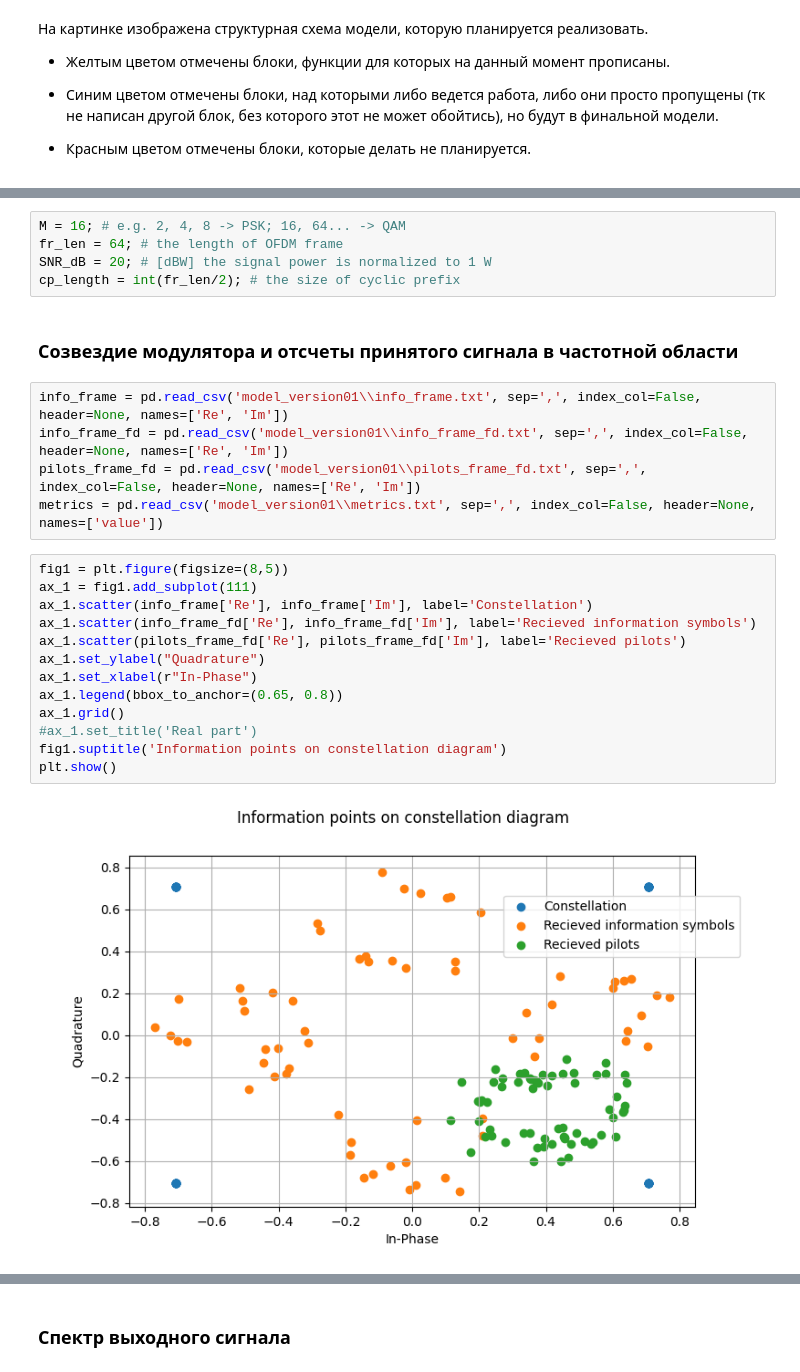
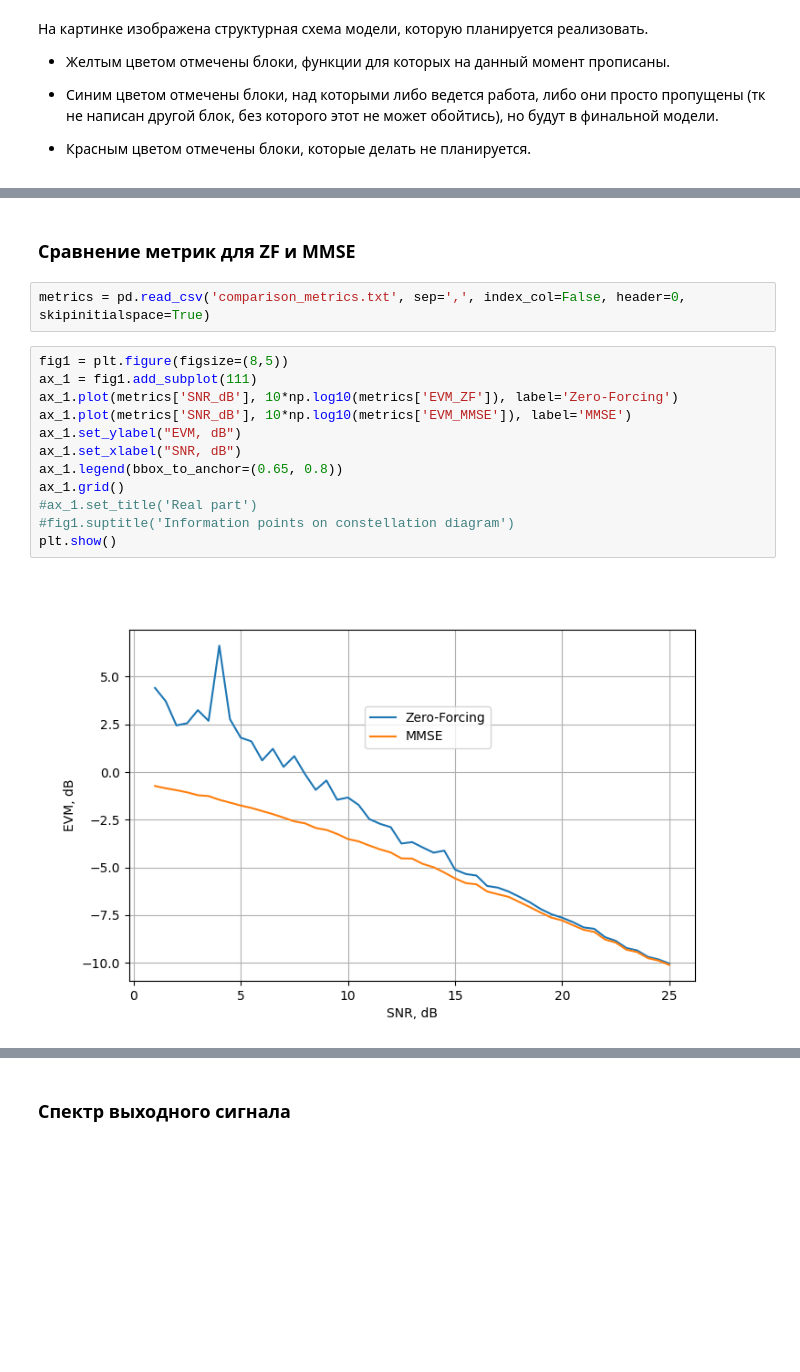
Before and after one commit to isvoropaev02/OFDM, a Jupyter notebook: model_version02/model_performance.ipynb, the cells around one changed output, grey strips where cells are left out. Cells and saved outputs as stored; diff of their text form; blank space fills up the shorter version.

```diff
--- a/model_version02/model_performance.ipynb
+++ b/model_version02/model_performance.ipynb
@@ -26,27 +20,18 @@ from scipy.fft import fft, ifft
-# %%
-M = 16; # e.g. 2, 4, 8 -> PSK; 16, 64... -> QAM
-fr_len = 64; # the length of OFDM frame
-SNR_dB = 20; # [dBW] the signal power is normalized to 1 W
-cp_length = int(fr_len/2); # the size of cyclic prefix
-# %% [markdown]
-### Созвездие модулятора и отсчеты принятого сигнала в частотной области
-# %%
-info_frame = pd.read_csv('model_version01\\info_frame.txt', sep=',', index_col=False, header=None, names=['Re', 'Im'])
-info_frame_fd = pd.read_csv('model_version01\\info_frame_fd.txt', sep=',', index_col=False, header=None, names=['Re', 'Im'])
-pilots_frame_fd = pd.read_csv('model_version01\\pilots_frame_fd.txt', sep=',', index_col=False, header=None, names=['Re', 'Im'])
-metrics = pd.read_csv('model_version01\\metrics.txt', sep=',', index_col=False, header=None, names=['value'])
+# %% [markdown]
+### Сравнение метрик для ZF и MMSE
+# %%
+metrics = pd.read_csv('comparison_metrics.txt', sep=',', index_col=False, header=0, skipinitialspace=True)
 # %%
 fig1 = plt.figure(figsize=(8,5))
 ax_1 = fig1.add_subplot(111)
-ax_1.scatter(info_frame['Re'], info_frame['Im'], label='Constellation')
-ax_1.scatter(info_frame_fd['Re'], info_frame_fd['Im'], label='Recieved information symbols')
-ax_1.scatter(pilots_frame_fd['Re'], pilots_frame_fd['Im'], label='Recieved pilots')
-ax_1.set_ylabel("Quadrature")
-ax_1.set_xlabel(r"In-Phase")
+ax_1.plot(metrics['SNR_dB'], 10*np.log10(metrics['EVM_ZF']), label='Zero-Forcing')
+ax_1.plot(metrics['SNR_dB'], 10*np.log10(metrics['EVM_MMSE']), label='MMSE')
+ax_1.set_ylabel("EVM, dB")
+ax_1.set_xlabel("SNR, dB")
 ax_1.legend(bbox_to_anchor=(0.65, 0.8))
 ax_1.grid()
 #ax_1.set_title('Real part')
-fig1.suptitle('Information points on constellation diagram')
+#fig1.suptitle('Information points on constellation diagram')
 plt.show()
 # %% [output]
-[figure, old version]
+[figure, new version]
```
Also changed, not shown: parts of 24 cells of this notebook, 6 other files.
